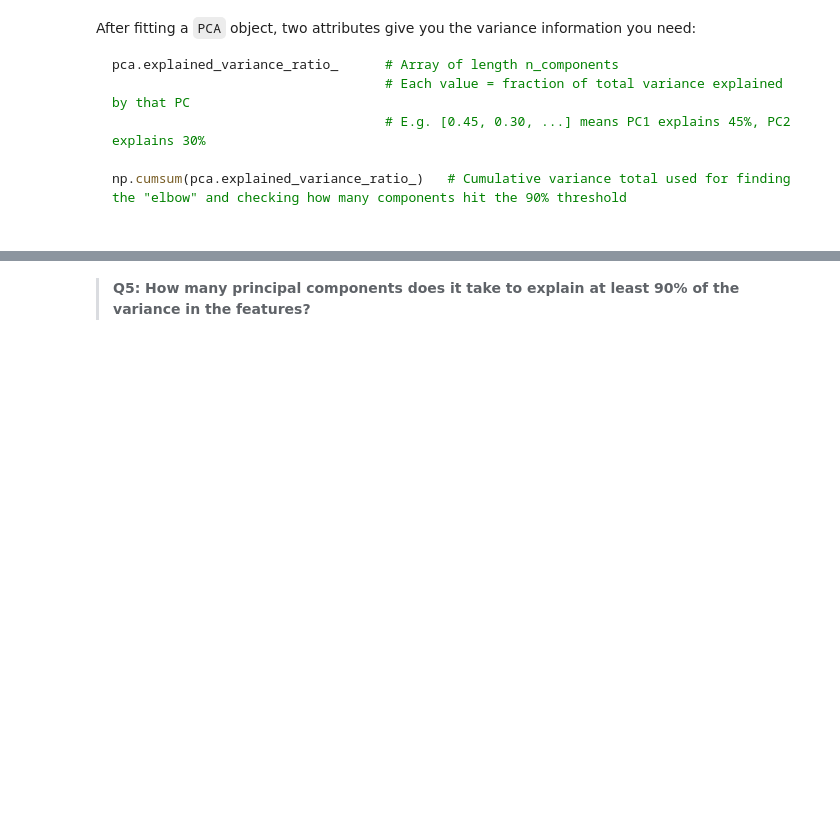
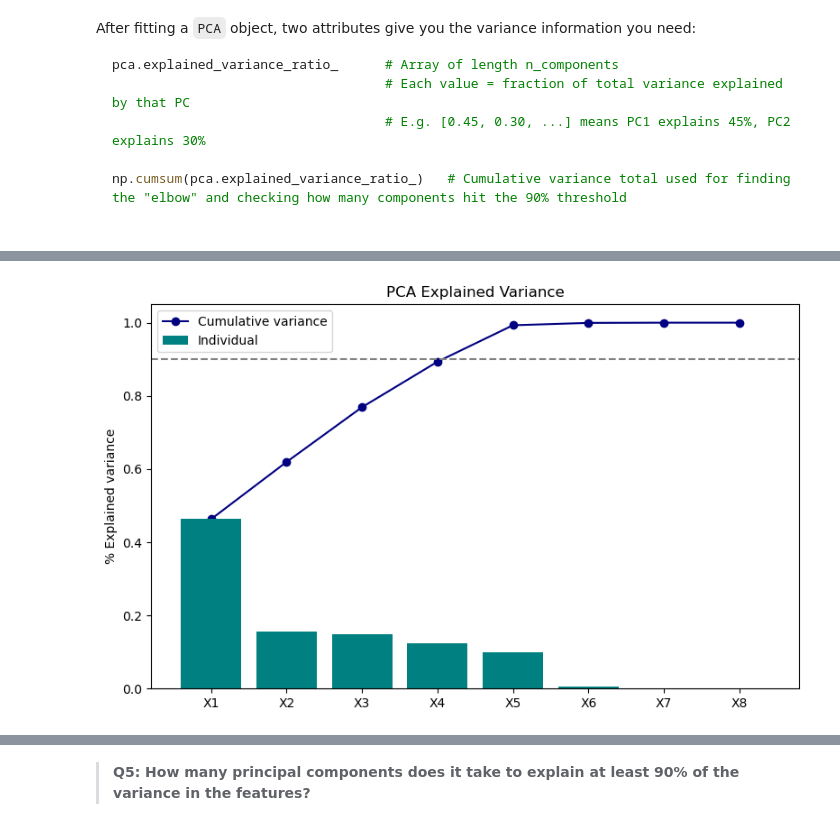
Before and after one commit to kylienewcomer/eds232-assignment-3, a Jupyter notebook: task1/hw3-task1.ipynb, the cells around one changed output, grey strips where cells are left out. Saved outputs shown, nothing was run; the diff lists cells and outputs as text; code cells hidden in the pictures; blank space fills up the shorter version.

````diff
--- a/task1/hw3-task1.ipynb
+++ b/task1/hw3-task1.ipynb
@@ -446,9 +467,15 @@ np.cumsum(pca.explained_variance_ratio_)   # Cumulative variance total used for
 
 ```
 # %%
-pca_full = ...
+pca = PCA(n_components= 8)
+pca_full = pca.fit(X_train_scaled)
 
-explained_var = ...
-cumulative_var = ...
 
-explained_var
+explained_var = pca.explained_variance_ratio_
+cumulative_var = np.cumsum(pca.explained_variance_ratio_)
+
+pca_table = pd.DataFrame({'Component' : list(range(1,9)),
+             'Individual variance ': explained_var,
+             'Cumulative variance' : cumulative_var})
+
+pca_table
@@ -455,2 +492,18 @@ explained_var
+# %%
+components = ['X1', 'X2', 'X3', 'X4', 'X5', 'X6', 'X7', 'X8']
+
+fig, ax = plt.subplots(figsize=(8,5))
+ax.bar(components, explained_var, color="teal", zorder = 2, label = "Individual")
+
+ax.plot(components, cumulative_var, color = "navy", marker = 'o', zorder = 1, label = "Cumulative variance")
+ax.set_ylabel('% Explained variance')
+ax.set_title('PCA Explained Variance')
+ax.axhline(0.9, color = "gray", linestyle = '--')
+
+ax.legend()
+plt.tight_layout()
+plt.show()
+# %% [output]
+[figure, added]
 # %%
 grader.check("q7")
````
Also changed, not shown: parts of 12 cells of this notebook.
